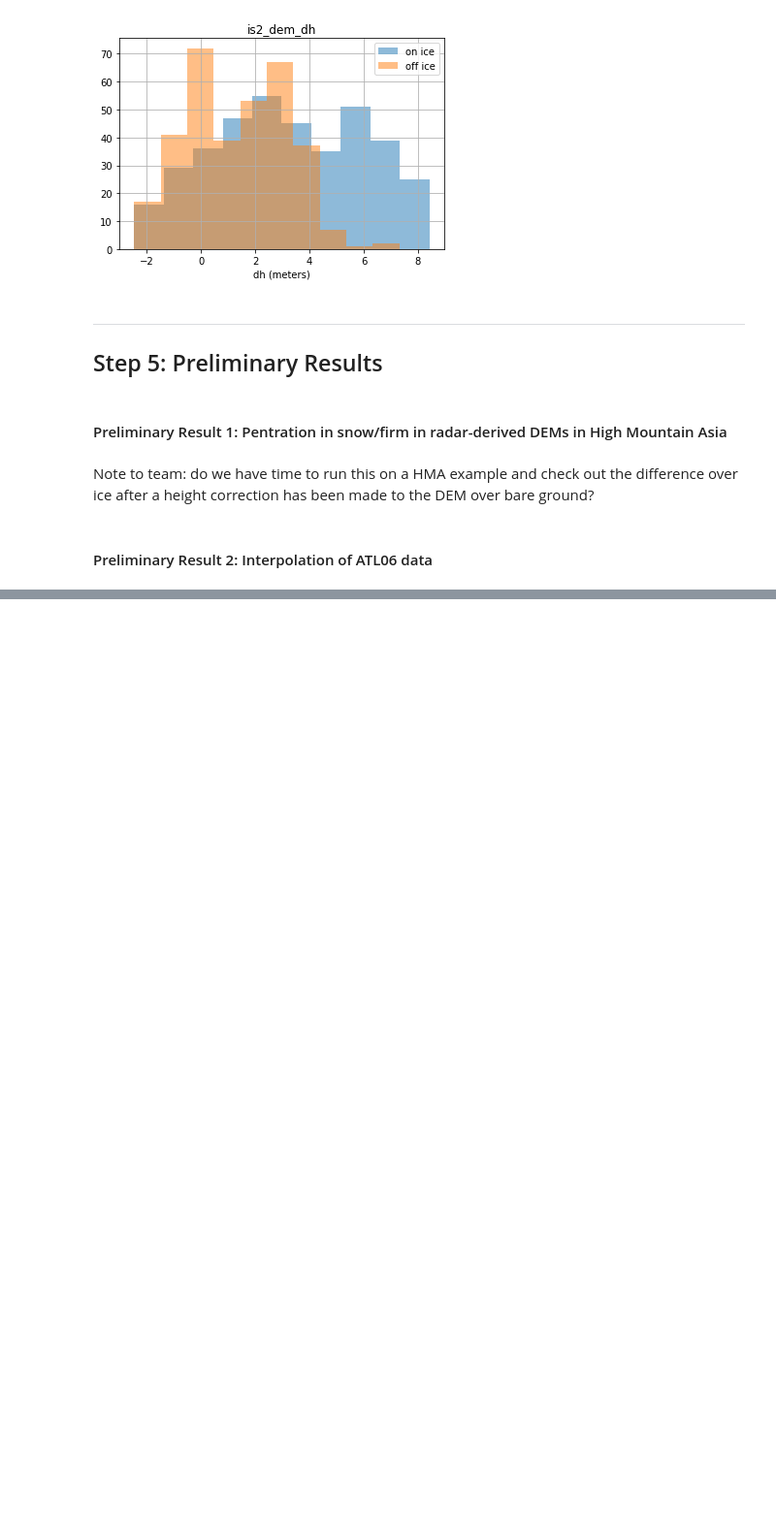
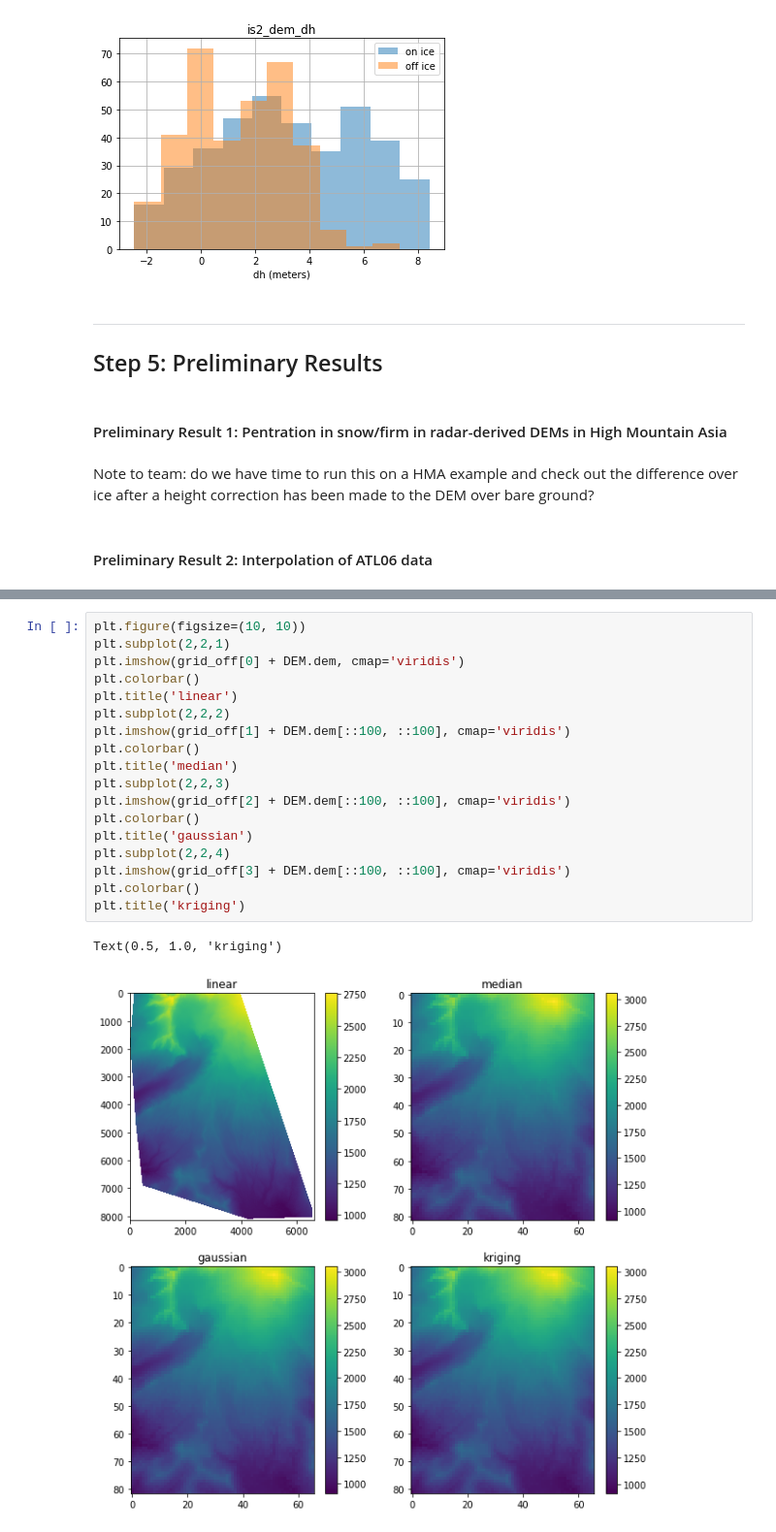
Before and after one commit to ICESAT-2HackWeek/Assimilation, a Jupyter notebook: notebooks/Assimilation_presentation.ipynb, the cells around one changed output, grey strips where cells are left out. Shown at 97% size. Drawn from its saved outputs; the diff is of its cells as text; blank space fills up the shorter version.

```diff
--- a/notebooks/Assimilation_presentation.ipynb
+++ b/notebooks/Assimilation_presentation.ipynb
@@ -470,0 +518,21 @@ Note to Whyjay: do you want to add an interpolation result here?
+# %%
+plt.figure(figsize=(10, 10))
+plt.subplot(2,2,1)
+plt.imshow(grid_off[0] + DEM.dem, cmap='viridis')
+plt.colorbar()
+plt.title('linear')
+plt.subplot(2,2,2)
+plt.imshow(grid_off[1] + DEM.dem[::100, ::100], cmap='viridis')
+plt.colorbar()
+plt.title('median')
+plt.subplot(2,2,3)
+plt.imshow(grid_off[2] + DEM.dem[::100, ::100], cmap='viridis')
+plt.colorbar()
+plt.title('gaussian')
+plt.subplot(2,2,4)
+plt.imshow(grid_off[3] + DEM.dem[::100, ::100], cmap='viridis')
+plt.colorbar()
+plt.title('kriging')
+# %% [output]
+Text(0.5, 1.0, 'kriging')
+[figure, added]
```
Also changed, not shown: parts of 13 cells of this notebook, 1 other file.
